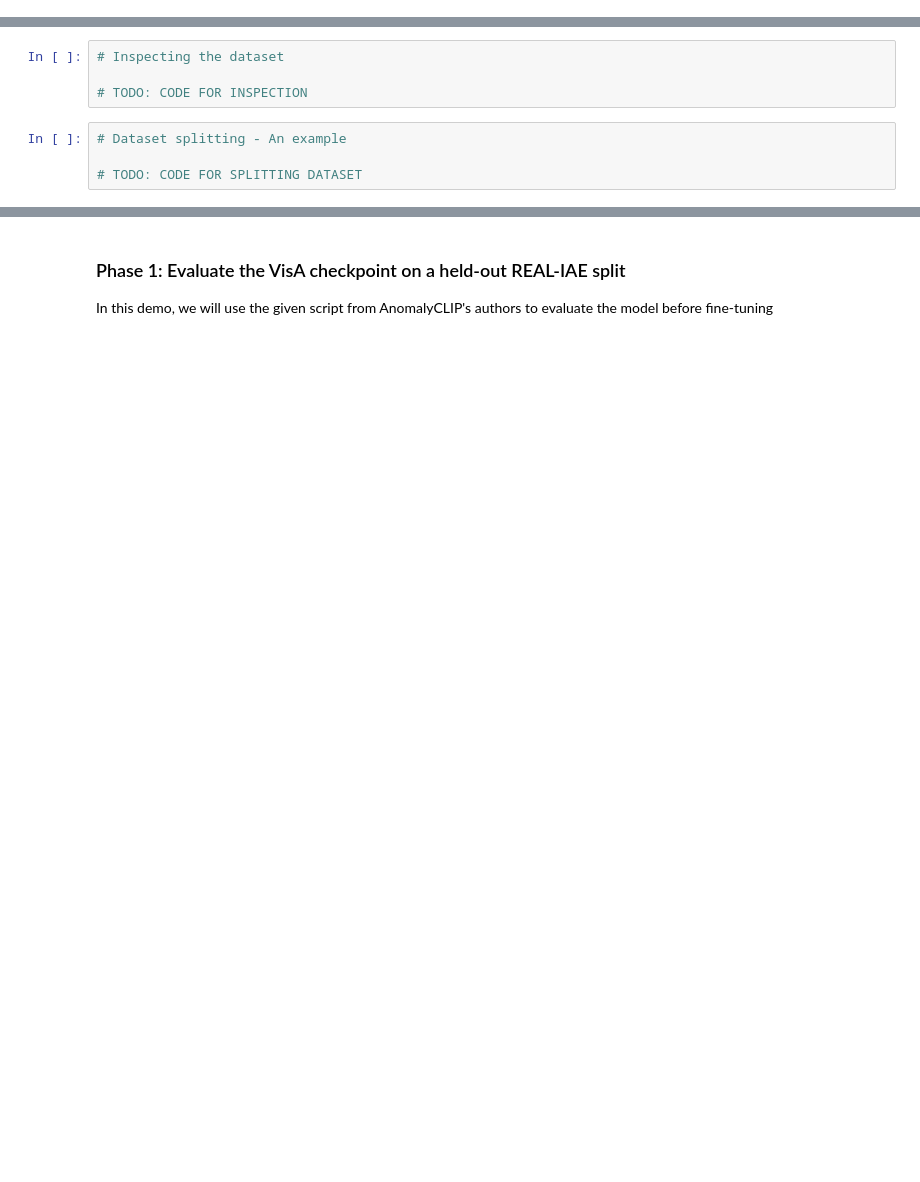
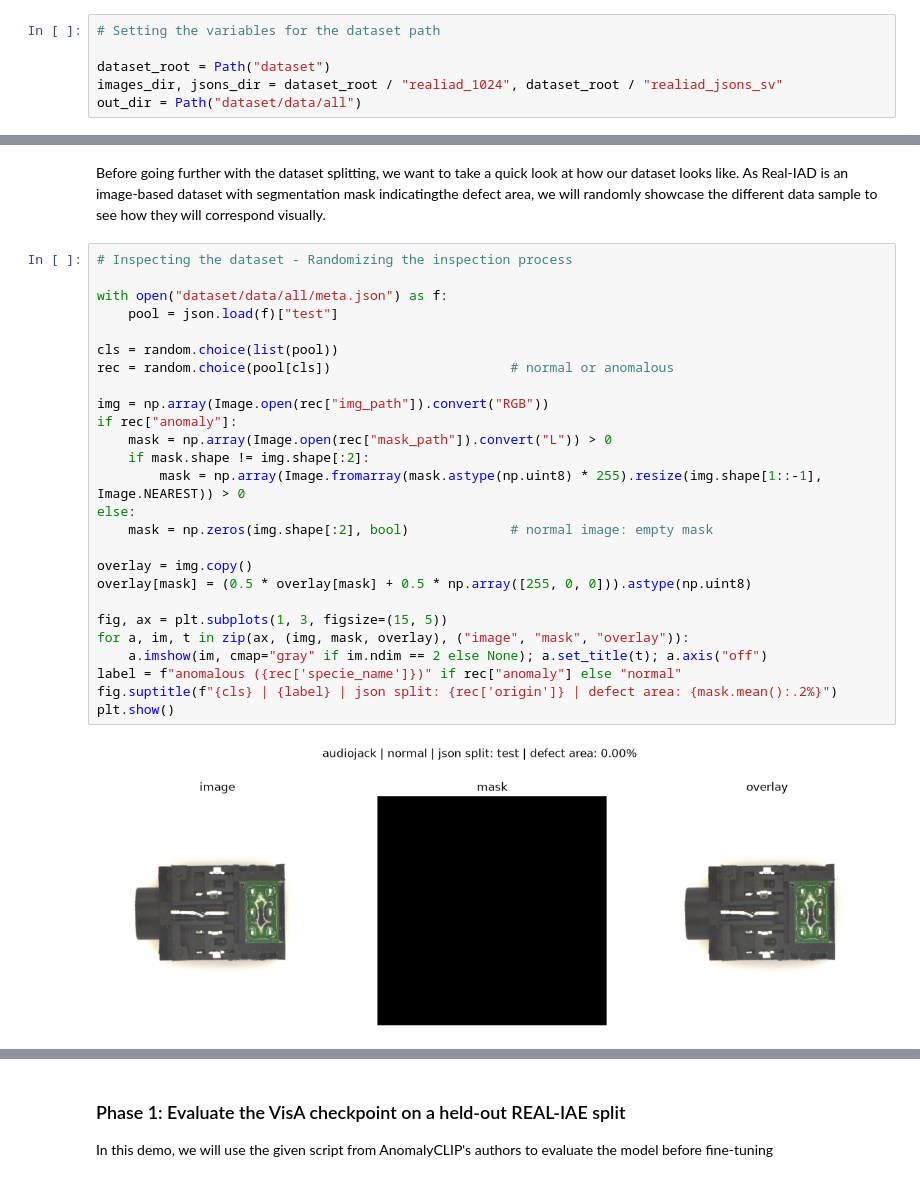
Before and after one commit to ngnmai02/visual-anomaly-detection-demo, a Jupyter notebook: demo.ipynb, the cells around one changed output, grey strips where cells are left out. Cells and saved outputs as stored; diff of their text form; blank space fills up the shorter version.

```diff
--- a/demo.ipynb
+++ b/demo.ipynb
@@ -73 +121,7 @@ def resolve(rel, cls, prefix):
+# %%
+# Setting the variables for the dataset path
+
+dataset_root = Path("dataset")
+images_dir, jsons_dir = dataset_root / "realiad_1024", dataset_root / "realiad_jsons_sv"
+out_dir = Path("dataset/data/all")
 # %%
@@ -95,8 +158,31 @@ for out, test in ((out_eval, ev), (out_ft, ft)):
+# %% [markdown]
+Before going further with the dataset splitting, we want to take a quick look at how our dataset looks like.
+As Real-IAD is an image-based dataset with segmentation mask indicatingthe defect area, we will randomly showcase the different data sample to see how they will correspond visually.
 # %%
-# Inspecting the dataset
+# Inspecting the dataset - Randomizing the inspection process
 
-# TODO: CODE FOR INSPECTION
+with open("dataset/data/all/meta.json") as f:
+    pool = json.load(f)["test"]
+
+cls = random.choice(list(pool))
+rec = random.choice(pool[cls])                       # normal or anomalous
+
+img = np.array(Image.open(rec["img_path"]).convert("RGB"))
+if rec["anomaly"]:
+    mask = np.array(Image.open(rec["mask_path"]).convert("L")) > 0
+    if mask.shape != img.shape[:2]:
+        mask = np.array(Image.fromarray(mask.astype(np.uint8) * 255).resize(img.shape[1::-1], Image.NEAREST)) > 0
+else:
+    mask = np.zeros(img.shape[:2], bool)             # normal image: empty mask
+
+overlay = img.copy()
+overlay[mask] = (0.5 * overlay[mask] + 0.5 * np.array([255, 0, 0])).astype(np.uint8)
+
+fig, ax = plt.subplots(1, 3, figsize=(15, 5))
+for a, im, t in zip(ax, (img, mask, overlay), ("image", "mask", "overlay")):
+    a.imshow(im, cmap="gray" if im.ndim == 2 else None); a.set_title(t); a.axis("off")
+label = f"anomalous ({rec['specie_name']})" if rec["anomaly"] else "normal"
+fig.suptitle(f"{cls} | {label} | json split: {rec['origin']} | defect area: {mask.mean():.2%}")
+plt.show()
+# %% [output]
+[figure, added]
-# %%
-# Dataset splitting - An example
-
-# TODO: CODE FOR SPLITTING DATASET
```
Also changed, not shown: parts of 29 cells of this notebook, 12 other files.
